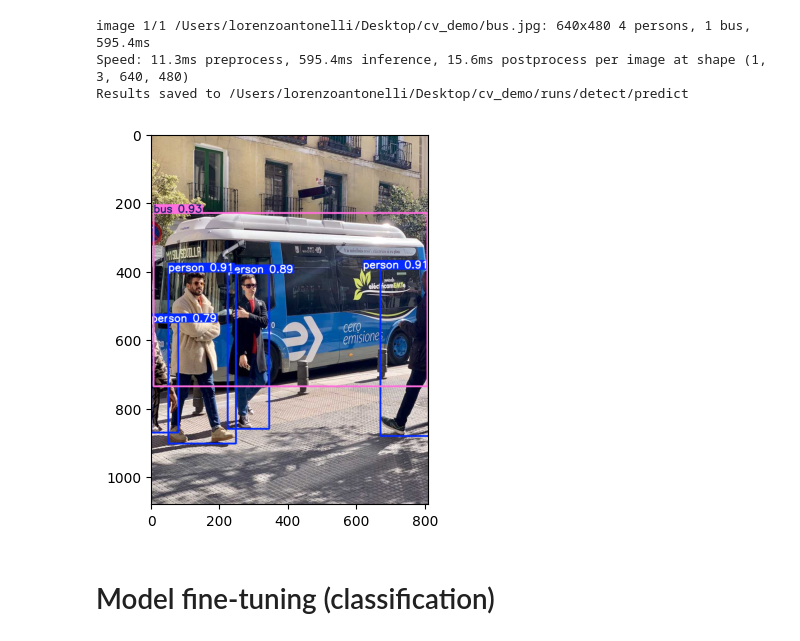
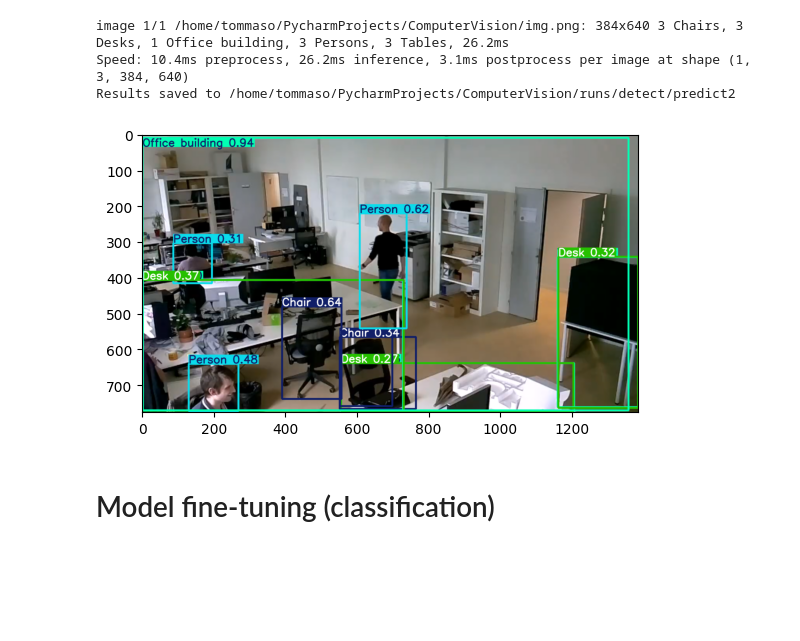
Before and after one commit to Tommaso-Sgroi/LittleBrother, a Jupyter notebook: demo.ipynb, the cells around one changed output. Cells and saved outputs as stored; diff of their text form; code cells hidden in the pictures; blank space fills up the shorter version.

Commit message:
Add flowchart, add sample imgs, change from yolo11 to yolo8-oiv7.
Co-authored-by: Lorenzo Antonelli <lorenzoantonelli@outlook.com>
Co-authored-by: nunzia-damb <nunzy00@gmail.com>

```diff
--- a/demo.ipynb
+++ b/demo.ipynb
@@ -1,5 +1,5 @@
 # %%
 from ultralytics import YOLO
 
-model = YOLO("yolo11x.pt")
+model = YOLO("yolov8x-oiv7.pt")
 # %% [output]
@@ -7,20 +7,22 @@ Downloading https://github.com/ultralytics/assets/releases/download/v8.3.0/yolo1
 # %%
 %matplotlib inline
 
 import matplotlib.pyplot as plt
 
-results = model("https://ultralytics.com/images/bus.jpg", save=True, show_boxes=True)
+results = model("img.png", save=True, show_boxes=True, device='cuda')
 
 for result in results:
     plotz = result.plot() # BGR-order numpy array
     plotz = plotz[:, :, ::-1]
     plt.imshow(plotz)
     plt.show()
+
+    result.save_crop('mycrop.jpg', )
 # %% [output]
-image 1/1 /Users/lorenzoantonelli/Desktop/cv_demo/bus.jpg: 640x480 4 persons, 1 bus, 595.4ms
-Speed: 11.3ms preprocess, 595.4ms inference, 15.6ms postprocess per image at shape (1, 3, 640, 480)
-Results saved to /Users/lorenzoantonelli/Desktop/cv_demo/runs/detect/predict
+image 1/1 /home/tommaso/PycharmProjects/ComputerVision/img.png: 384x640 3 Chairs, 3 Desks, 1 Office building, 3 Persons, 3 Tables, 26.2ms
+Speed: 10.4ms preprocess, 26.2ms inference, 3.1ms postprocess per image at shape (1, 3, 384, 640)
+Results saved to /home/tommaso/PycharmProjects/ComputerVision/runs/detect/predict2
-[figure, old version]
+[figure, new version]
 # %% [markdown]
 # Model fine-tuning (classification)
 # %%
```
Also changed, not shown: parts of 1 cell of this notebook, 6 other files.
